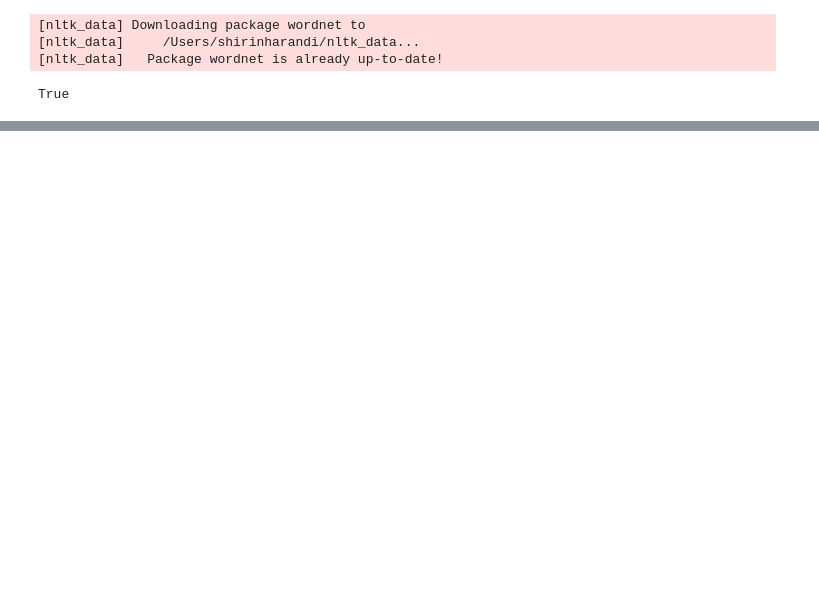
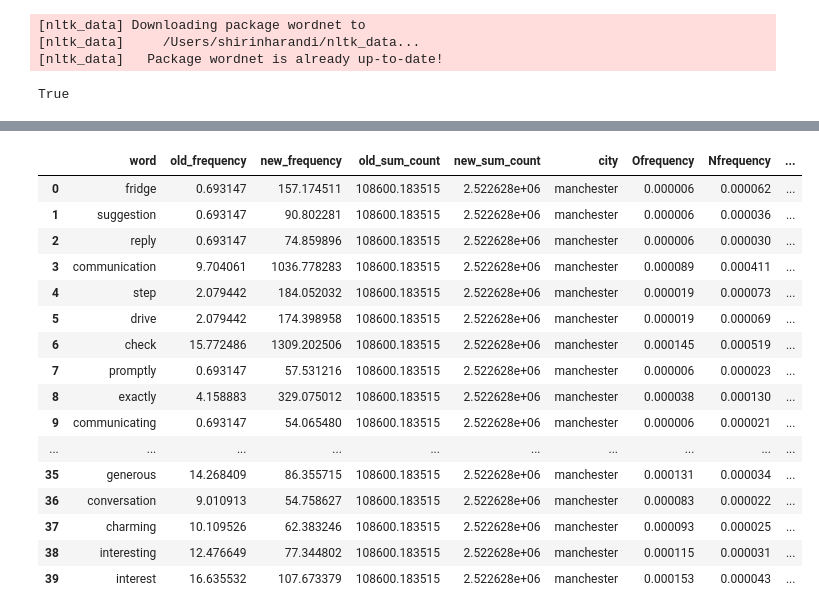
Before and after one commit to hirurana/COMP0031, a Jupyter notebook: Scripts/total_word_frequency.ipynb, the cells around one changed output, grey strips where cells are left out. Saved outputs shown, nothing was run; the diff lists cells and outputs as text; code cells hidden in the pictures; blank space fills up the shorter version.

Commit message:
ksenia check

```diff
--- a/Scripts/total_word_frequency.ipynb
+++ b/Scripts/total_word_frequency.ipynb
@@ -181,7 +193,0 @@ dictionary_words = dictionary['word'].tolist()
-# %%
-test = soci[soci['word'].isin(dictionary_words)]
-
-test['Nfrequency'] = test['new_frequency'] / test['new_sum_count']
-test['Ofrequency'] = test['old_frequency'] / test['old_sum_count']
-test['gain'] = np.where(test['Ofrequency'] == 0, 1000 ,test['Nfrequency'] / test['Ofrequency'])
-test
@@ -223,0 +194,4 @@ busi
+# %%
+dictionary_words = dictionary['word'].tolist()
+dictionary_words = list(set(dictionary_words))
+# dictionary_words
@@ -223,0 +270,11 @@ busi
+# %%
+column_names = ["word", "gain_mean"]
+mean_gain = pd.DataFrame(columns = column_names)
+
+for dic in dictionary_words:
+    dic_rows = big_out[big_out['word'] == dic]
+    dic_rows = dic_rows[dic_rows['gain'] != 1000]
+    f = dic_rows['gain'].mean()
+    mean_gain = mean_gain.append({'word': dic, 'gain_mean': f}, ignore_index=True)
+
+mean_gain
@@ -223,0 +295,5 @@ busi
+# %%
+top = mean_gain.nlargest(20, 'gain_mean')
+bottom = mean_gain.nsmallest(20, 'gain_mean')
+li = pd.concat([top, bottom], ignore_index=True)
+li
@@ -223,0 +318,27 @@ busi
+# %%
+main_rows = pd.DataFrame()
+for w in li['word']:
+#     print(w)
+    temp = big_out[big_out['word'] == w]
+    temp = temp[temp['gain'] != 1000]
+    main_rows = pd.concat([main_rows, temp], ignore_index=True)
+
+main_rows
+# %% [output]
+|  | word | old_frequency | new_frequency | old_sum_count | new_sum_count | city | Ofrequency | Nfrequency | ... |
+| 0 | fridge | 0.693147 | 157.174511 | 108600.183515 | 2.522628e+06 | manchester | 0.000006 | 0.000062 | ... |
+| 1 | suggestion | 0.693147 | 90.802281 | 108600.183515 | 2.522628e+06 | manchester | 0.000006 | 0.000036 | ... |
+| 2 | reply | 0.693147 | 74.859896 | 108600.183515 | 2.522628e+06 | manchester | 0.000006 | 0.000030 | ... |
+| 3 | communication | 9.704061 | 1036.778283 | 108600.183515 | 2.522628e+06 | manchester | 0.000089 | 0.000411 | ... |
+| 4 | step | 2.079442 | 184.052032 | 108600.183515 | 2.522628e+06 | manchester | 0.000019 | 0.000073 | ... |
+| 5 | drive | 2.079442 | 174.398958 | 108600.183515 | 2.522628e+06 | manchester | 0.000019 | 0.000069 | ... |
+| 6 | check | 15.772486 | 1309.202506 | 108600.183515 | 2.522628e+06 | manchester | 0.000145 | 0.000519 | ... |
+| 7 | promptly | 0.693147 | 57.531216 | 108600.183515 | 2.522628e+06 | manchester | 0.000006 | 0.000023 | ... |
+| 8 | exactly | 4.158883 | 329.075012 | 108600.183515 | 2.522628e+06 | manchester | 0.000038 | 0.000130 | ... |
+| 9 | communicating | 0.693147 | 54.065480 | 108600.183515 | 2.522628e+06 | manchester | 0.000006 | 0.000021 | ... |
+| ... | ... | ... | ... | ... | ... | ... | ... | ... | ... |
+| 35 | generous | 14.268409 | 86.355715 | 108600.183515 | 2.522628e+06 | manchester | 0.000131 | 0.000034 | ... |
+| 36 | conversation | 9.010913 | 54.758627 | 108600.183515 | 2.522628e+06 | manchester | 0.000083 | 0.000022 | ... |
+| 37 | charming | 10.109526 | 62.383246 | 108600.183515 | 2.522628e+06 | manchester | 0.000093 | 0.000025 | ... |
+| 38 | interesting | 12.476649 | 77.344802 | 108600.183515 | 2.522628e+06 | manchester | 0.000115 | 0.000031 | ... |
+| 39 | interest | 16.635532 | 107.673379 | 108600.183515 | 2.522628e+06 | manchester | 0.000153 | 0.000043 | ... |
```
Also changed, not shown: parts of 27 cells of this notebook.
